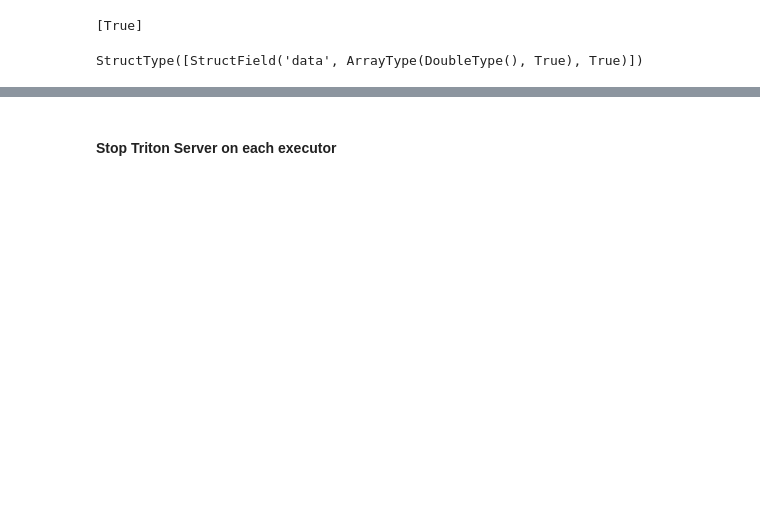
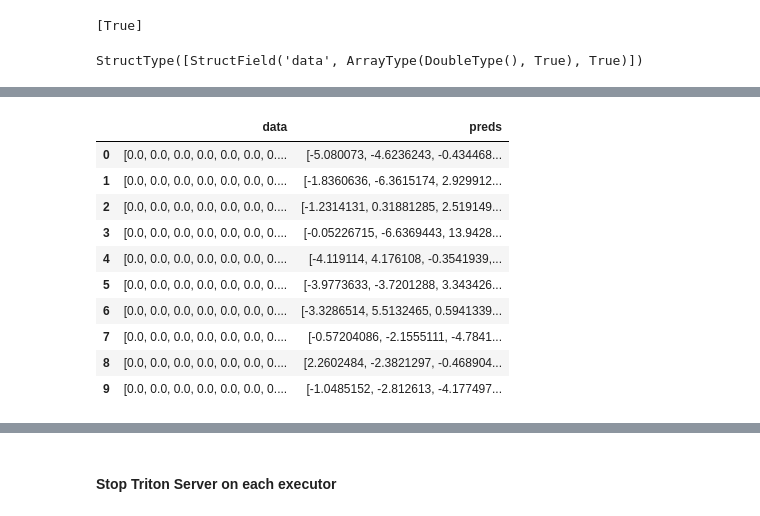
Before and after one commit to rishic3/spark-rapids-examples, a Jupyter notebook: examples/ML+DL-Examples/Spark-DL/dl_inference/tensorflow/image_classification.ipynb, the cells around one changed output, grey strips where cells are left out. Drawn from its saved outputs; the diff is of its cells as text; code cells hidden in the pictures; blank space fills up the shorter version.

```diff
--- a/examples/ML+DL-Examples/Spark-DL/dl_inference/tensorflow/image_classification.ipynb
+++ b/examples/ML+DL-Examples/Spark-DL/dl_inference/tensorflow/image_classification.ipynb
@@ -789,7 +745,7 @@ def triton_fn(triton_uri, model_name):
     import tritonclient.grpc as grpcclient
 
     np_types = {
-      "BOOL": np.dtype(np.bool8),
+      "BOOL": np.dtype(np.bool_),
       "INT8": np.dtype(np.int8),
       "INT16": np.dtype(np.int16),
       "INT32": np.dtype(np.int32),
@@ -847,4 +804,5 @@ Wall time: 3.2 s
 # %%
 %%time
-preds = df.withColumn("preds", predict(col("data"))).collect()
+preds = df.withColumn("preds", predict(col("data"))).limit(10).toPandas()
+preds
 # %% [output]
@@ -852,0 +811,11 @@ Wall time: 2.47 s
+|  | data | preds |
+| 0 | [0.0, 0.0, 0.0, 0.0, 0.0, 0.0, 0.... | [-5.080073, -4.6236243, -0.434468... |
+| 1 | [0.0, 0.0, 0.0, 0.0, 0.0, 0.0, 0.... | [-1.8360636, -6.3615174, 2.929912... |
+| 2 | [0.0, 0.0, 0.0, 0.0, 0.0, 0.0, 0.... | [-1.2314131, 0.31881285, 2.519149... |
+| 3 | [0.0, 0.0, 0.0, 0.0, 0.0, 0.0, 0.... | [-0.05226715, -6.6369443, 13.9428... |
+| 4 | [0.0, 0.0, 0.0, 0.0, 0.0, 0.0, 0.... | [-4.119114, 4.176108, -0.3541939,... |
+| 5 | [0.0, 0.0, 0.0, 0.0, 0.0, 0.0, 0.... | [-3.9773633, -3.7201288, 3.343426... |
+| 6 | [0.0, 0.0, 0.0, 0.0, 0.0, 0.0, 0.... | [-3.3286514, 5.5132465, 0.5941339... |
+| 7 | [0.0, 0.0, 0.0, 0.0, 0.0, 0.0, 0.... | [-0.57204086, -2.1555111, -4.7841... |
+| 8 | [0.0, 0.0, 0.0, 0.0, 0.0, 0.0, 0.... | [2.2602484, -2.3821297, -0.468904... |
+| 9 | [0.0, 0.0, 0.0, 0.0, 0.0, 0.0, 0.... | [-1.0485152, -2.812613, -4.177497... |
```
Also changed, not shown: parts of 59 cells of this notebook.
